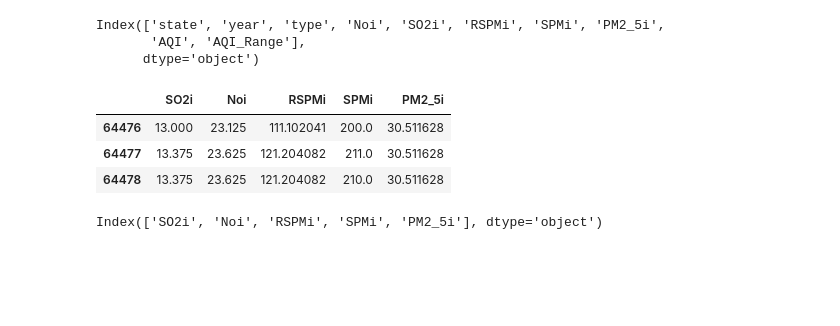
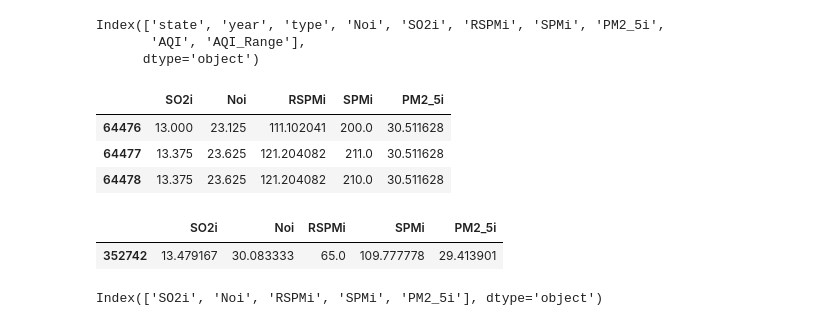
Before and after one commit to MiteshChopda/AQI, a Jupyter notebook: project.ipynb, the cells around one changed output. Saved outputs shown, nothing was run; the diff lists cells and outputs as text; code cells hidden in the pictures; blank space fills up the shorter version.

```diff
--- a/project.ipynb
+++ b/project.ipynb
@@ -725,6 +725,11 @@ X.head(3)
 | 64478 | 13.375 | 23.625 | 121.204082 | 210.0 | 30.511628 |
 # %%
 X_train, X_test, y_train, y_test = train_test_split(X,Y, test_size=0.2,random_state=42)
+# %%
+X_test.sample()
+# %% [output]
+|  | SO2i | Noi | RSPMi | SPMi | PM2_5i |
+| 352742 | 13.479167 | 30.083333 | 65.0 | 109.777778 | 29.413901 |
 # %%
 X.columns
 # %% [output]
```
Also changed, not shown: 5 other files.
